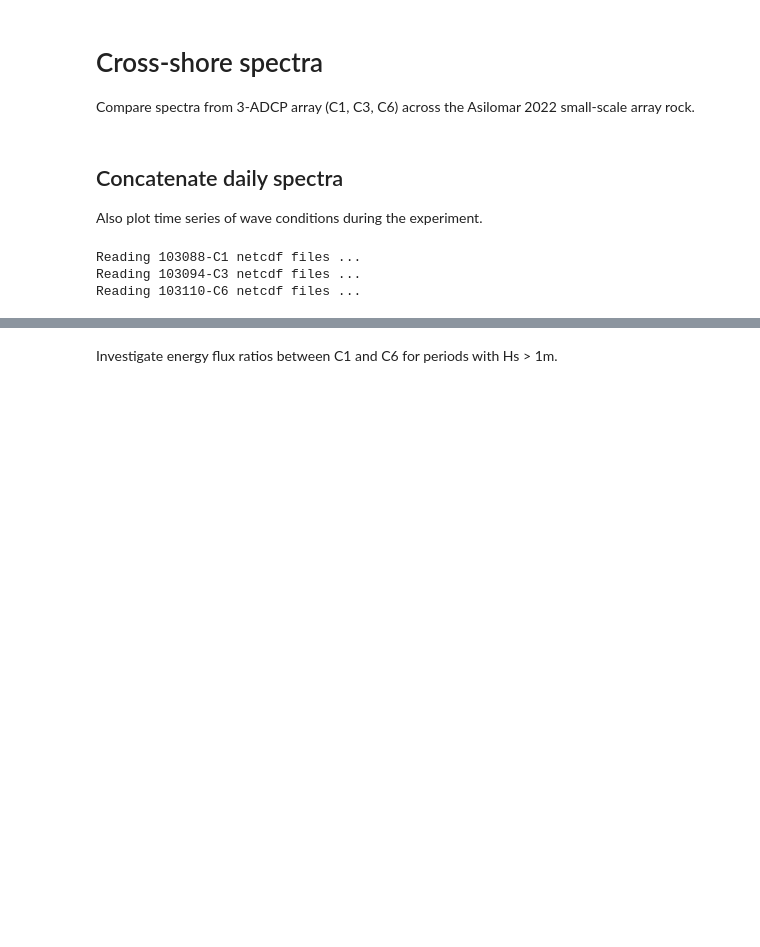
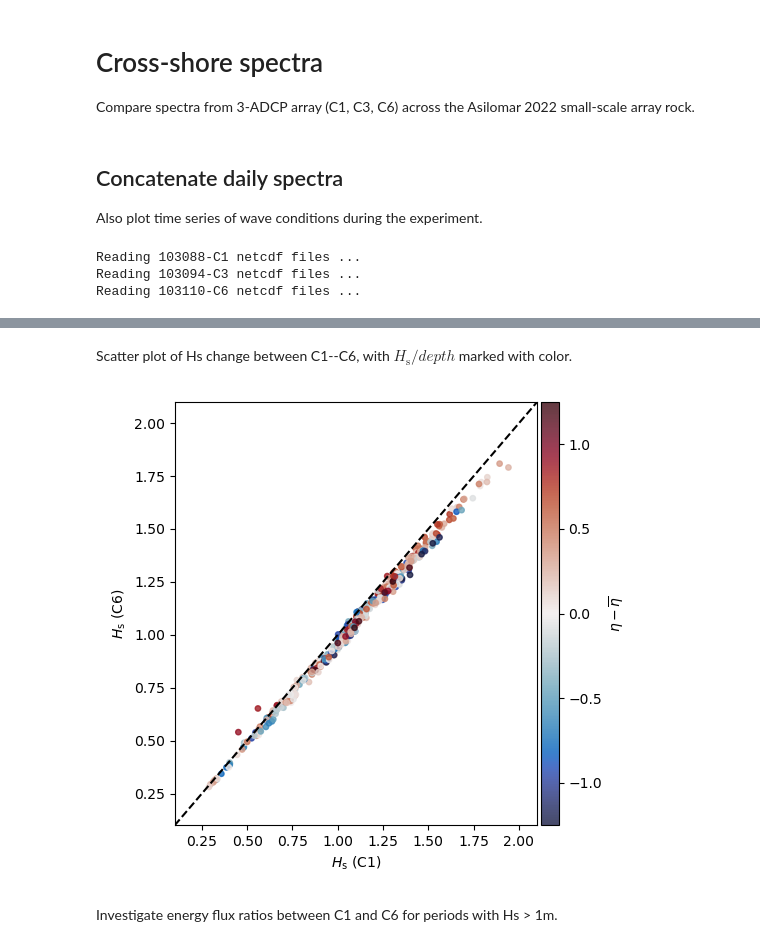
Before and after one commit to mikapm/pyROXSI, a Jupyter notebook: roxsi_pyfuns/notebooks/cross_shore_spectra.ipynb, the cells around one changed output, grey strips where cells are left out. Cells and saved outputs as stored; diff of their text form; code cells hidden in the pictures; blank space fills up the shorter version.

```diff
--- a/roxsi_pyfuns/notebooks/cross_shore_spectra.ipynb
+++ b/roxsi_pyfuns/notebooks/cross_shore_spectra.ipynb
@@ -324,3 +343,61 @@ plt.show()
+# %% [markdown]
+Scatter plot of Hs change between C1--C6, with $H_\mathrm{s} / depth$ marked with color.
+# %%
+Hs_c1 = dsds['C1'].where((dsds['C1'].time>=t0_e1) &
+                         (dsds['C1'].time<=t1_e1) |
+                         (dsds['C1'].time>=t0_e2) &
+                         (dsds['C1'].time<=t1_e2) |
+                         (dsds['C1'].time>=t0_e3) &
+                         (dsds['C1'].time<=t1_e3)
+                         )[['Hm0', 'depth_loc', 'msl_dev_ast']].dropna(dim='time')
+Hs_c3 = dsds['C3'].where((dsds['C3'].time>=t0_e1) &
+                         (dsds['C3'].time<=t1_e1) |
+                         (dsds['C3'].time>=t0_e2) &
+                         (dsds['C3'].time<=t1_e2) |
+                         (dsds['C3'].time>=t0_e3) &
+                         (dsds['C3'].time<=t1_e3)
+                         )[['Hm0', 'depth_loc', 'msl_dev_ast']].dropna(dim='time')
+Hs_c6 = dsds['C6'].where((dsds['C6'].time>=t0_e1) &
+                         (dsds['C6'].time<=t1_e1) |
+                         (dsds['C6'].time>=t0_e2) &
+                         (dsds['C6'].time<=t1_e2) |
+                         (dsds['C6'].time>=t0_e3) &
+                         (dsds['C6'].time<=t1_e3)
+                         )[['Hm0', 'depth_loc', 'msl_dev_ast']].dropna(dim='time')
+# Plot
+fig, ax = plt.subplots(figsize=(5.5,5),)# ncols=2, sharex=True, sharey=True)
+# Hs/depth ratio from C1 and C3
+Hsd_c1 = (Hs_c1.Hm0 / Hs_c1.depth_loc).values
+Hsd_c3 = (Hs_c1.Hm0 / Hs_c3.depth_loc).values
+# Hs ratio C1 vs. C6
+Hsr = (Hs_c1.Hm0 / Hs_c6.Hm0).values
+# Scatter with sea-level deviation from C1 as color
+# axes[0].scatter(Hsd_c1, Hsr, c=Hs_c1.msl_dev_ast, cmap=cmocean.cm.balance, s=8)
+# axes[1].scatter(Hsd_c3, Hsr, c=Hs_c1.msl_dev_ast, cmap=cmocean.cm.balance, s=8)
+im = ax.scatter(Hs_c1.Hm0.values, Hs_c6.Hm0.values, c=Hs_c1.msl_dev_ast.values,
+                cmap=cmocean.cm.balance, s=15, alpha=0.8, vmin=-1.25, vmax=1.25)
+# One-to-one line
+x0 = 0.1
+x1 = 2.1
+ax.plot(np.linspace(x0, x1), np.linspace(x0, x1), color='k', linestyle='--')
+
+
+# Colorbar
+cax = ax.inset_axes([1.01, 0.00, 0.05, 1.0], transform=ax.transAxes)
+cbar = fig.colorbar(im, cax=cax, label=r'$\eta - \overline{\eta}$')
+
+ax.set_xlim([x0, x1])
+ax.set_ylim([x0, x1])
+
+ax.set_xlabel(r'$H_\mathrm{s}$ (C1)')
+ax.set_ylabel(r'$H_\mathrm{s}$ (C6)')
+
+
+plt.tight_layout()
+plt.show()
+# plt.close()
+# %% [output]
+[figure, added]
 # %% [markdown]
 Investigate energy flux ratios between C1 and C6 for periods with Hs > 1m.
 # %%
```
Also changed, not shown: parts of 9 cells of this notebook.
